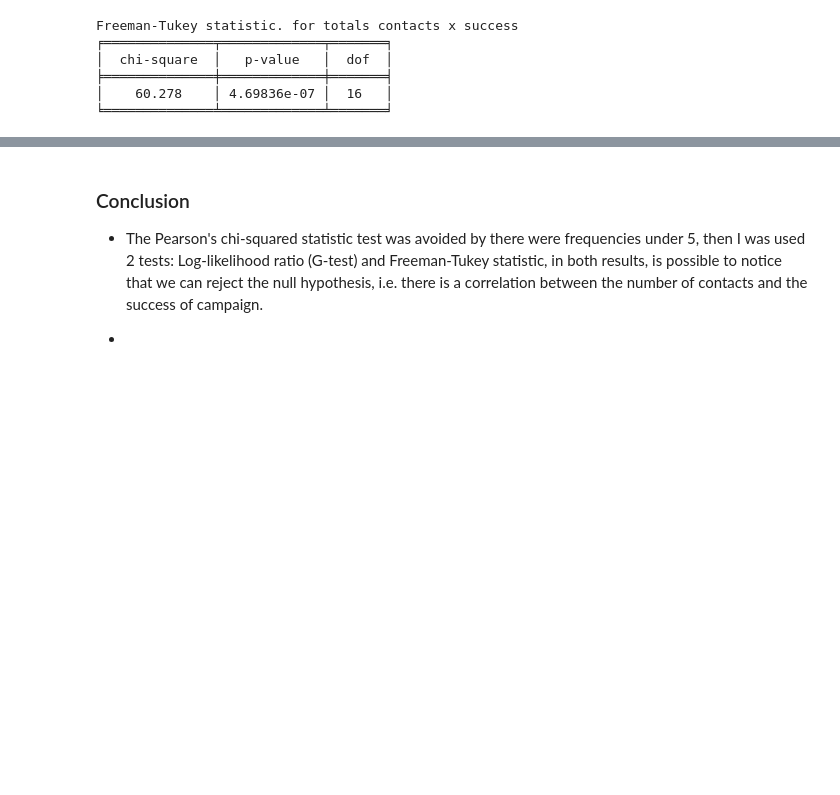
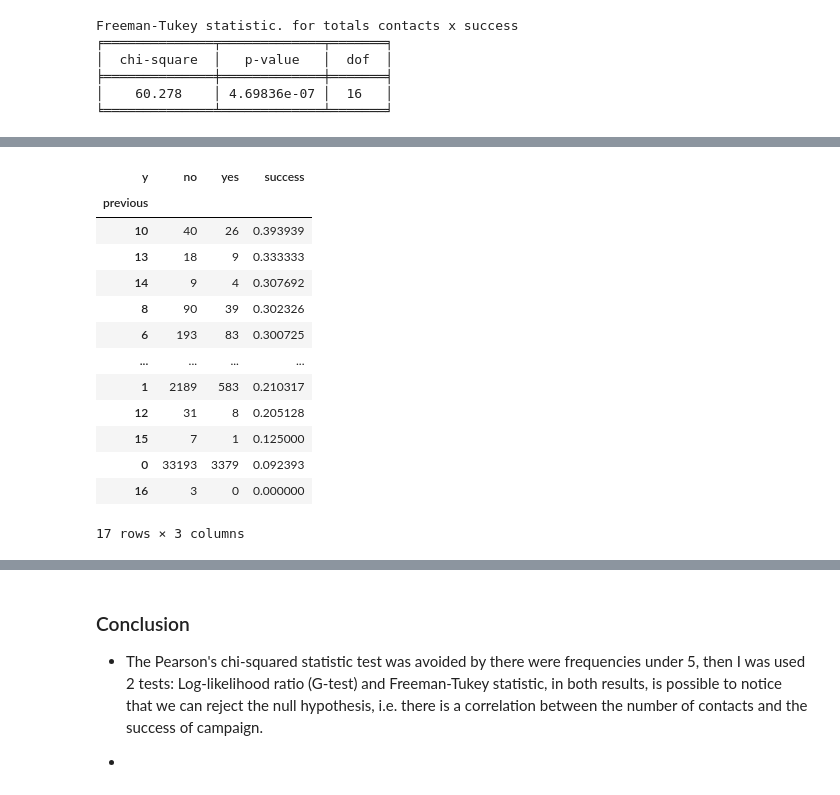
Before and after one commit to Sidon/dmcpbi, a Jupyter notebook: success-contacts.ipynb, the cells around one changed output, grey strips where cells are left out. Cells and saved outputs as stored; diff of their text form; code cells hidden in the pictures; blank space fills up the shorter version.

```diff
--- a/success-contacts.ipynb
+++ b/success-contacts.ipynb
@@ -155,0 +194,20 @@ Freeman-Tukey statistic. for totals contacts x success
+# %%
+dfp = pd.crosstab(data1.y, [data1.previous]).T
+dfp['success']=dfp.yes/(dfp.no+dfp.yes)
+dfp = dfp.sort_values(by=['success'], ascending=False)
+dfp
+# %% [output]
+| y | no | yes | success |
+| previous |  |  |  |
+| 10 | 40 | 26 | 0.393939 |
+| 13 | 18 | 9 | 0.333333 |
+| 14 | 9 | 4 | 0.307692 |
+| 8 | 90 | 39 | 0.302326 |
+| 6 | 193 | 83 | 0.300725 |
+| ... | ... | ... | ... |
+| 1 | 2189 | 583 | 0.210317 |
+| 12 | 31 | 8 | 0.205128 |
+| 15 | 7 | 1 | 0.125000 |
+| 0 | 33193 | 3379 | 0.092393 |
+| 16 | 3 | 0 | 0.000000 |
+17 rows × 3 columns
```
Also changed, not shown: parts of 20 cells of this notebook.
